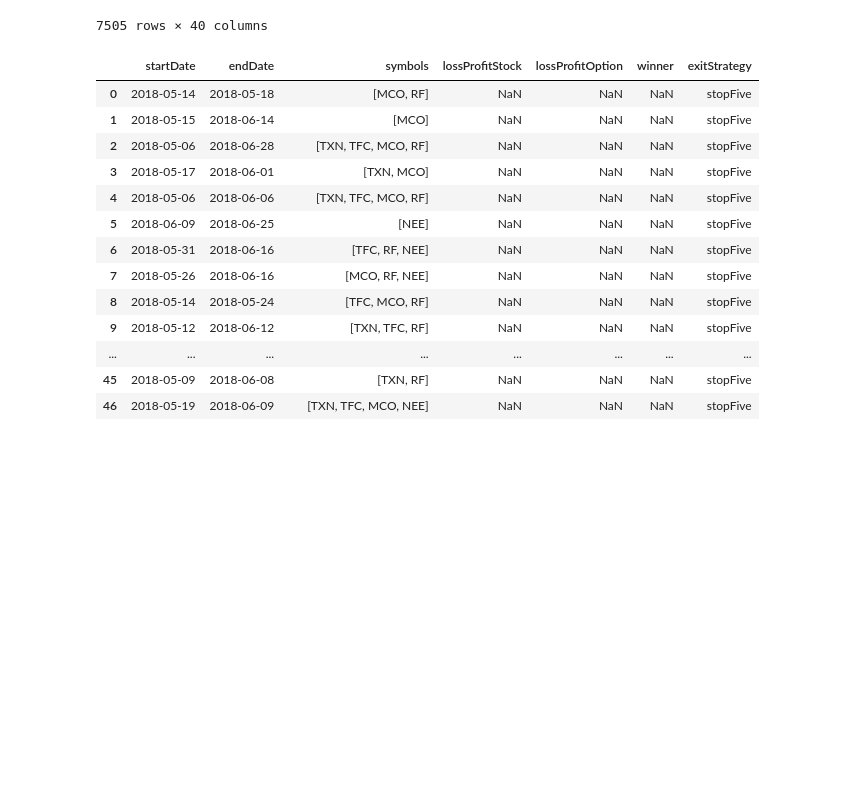
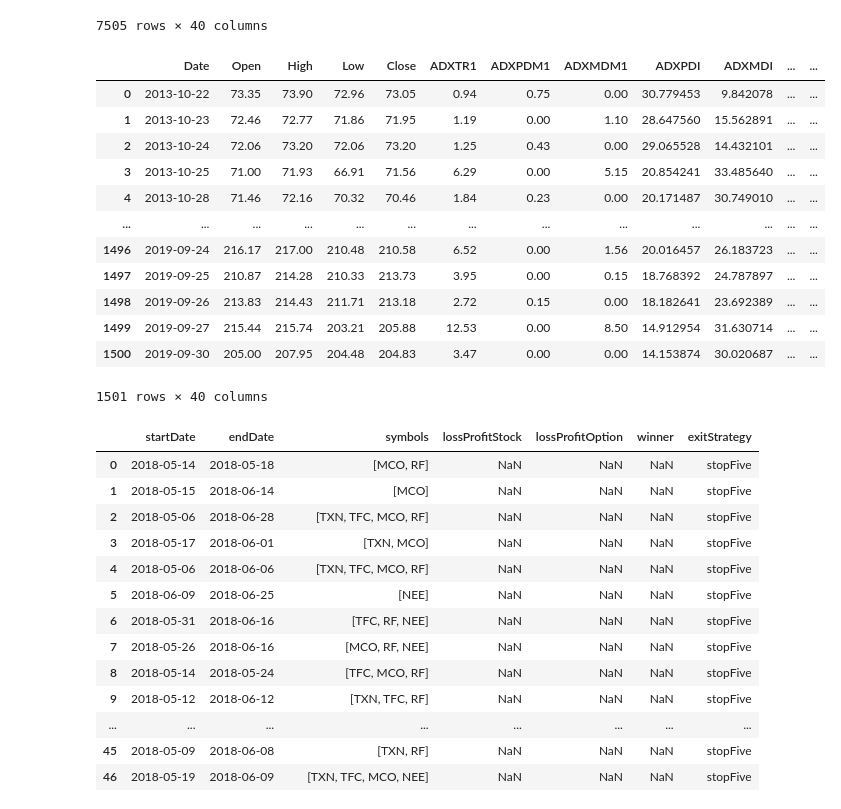
Before and after one commit to CalvinCottin/Option-Backtesting, a Jupyter notebook: Untitled-checkpoint.ipynb, the cells around one changed output. Cells and saved outputs as stored; diff of their text form; code cells hidden in the pictures; blank space fills up the shorter version.

```diff
--- a/Untitled-checkpoint.ipynb
+++ b/Untitled-checkpoint.ipynb
@@ -85,6 +86,22 @@ symbols
 | 1500 | 2019-09-30 | 53.77 | 53.82 | 53.24 | 53.37 | 0.58 | 0.00 | 0.00 | 33.143443 | 15.387160 | ... | ... |
 | 1500 | 2019-09-30 | 127.69 | 129.40 | 127.57 | 129.24 | 2.26 | 0.00 | 0.00 | 19.920052 | 19.365674 | ... | ... |
 7505 rows × 40 columns
+# %%
+mco.head(10000000)
+# %% [output]
+|  | Date | Open | High | Low | Close | ADXTR1 | ADXPDM1 | ADXMDM1 | ADXPDI | ADXMDI | ... | ... |
+| 0 | 2013-10-22 | 73.35 | 73.90 | 72.96 | 73.05 | 0.94 | 0.75 | 0.00 | 30.779453 | 9.842078 | ... | ... |
+| 1 | 2013-10-23 | 72.46 | 72.77 | 71.86 | 71.95 | 1.19 | 0.00 | 1.10 | 28.647560 | 15.562891 | ... | ... |
+| 2 | 2013-10-24 | 72.06 | 73.20 | 72.06 | 73.20 | 1.25 | 0.43 | 0.00 | 29.065528 | 14.432101 | ... | ... |
+| 3 | 2013-10-25 | 71.00 | 71.93 | 66.91 | 71.56 | 6.29 | 0.00 | 5.15 | 20.854241 | 33.485640 | ... | ... |
+| 4 | 2013-10-28 | 71.46 | 72.16 | 70.32 | 70.46 | 1.84 | 0.23 | 0.00 | 20.171487 | 30.749010 | ... | ... |
+| ... | ... | ... | ... | ... | ... | ... | ... | ... | ... | ... | ... | ... |
+| 1496 | 2019-09-24 | 216.17 | 217.00 | 210.48 | 210.58 | 6.52 | 0.00 | 1.56 | 20.016457 | 26.183723 | ... | ... |
+| 1497 | 2019-09-25 | 210.87 | 214.28 | 210.33 | 213.73 | 3.95 | 0.00 | 0.15 | 18.768392 | 24.787897 | ... | ... |
+| 1498 | 2019-09-26 | 213.83 | 214.43 | 211.71 | 213.18 | 2.72 | 0.15 | 0.00 | 18.182641 | 23.692389 | ... | ... |
+| 1499 | 2019-09-27 | 215.44 | 215.74 | 203.21 | 205.88 | 12.53 | 0.00 | 8.50 | 14.912954 | 31.630714 | ... | ... |
+| 1500 | 2019-09-30 | 205.00 | 207.95 | 204.48 | 204.83 | 3.47 | 0.00 | 0.00 | 14.153874 | 30.020687 | ... | ... |
+1501 rows × 40 columns
 # %%
 def generateRandomTable(min_date, max_date, symbols, rowCount):
 
```
Also changed, not shown: parts of 9 cells of this notebook.
